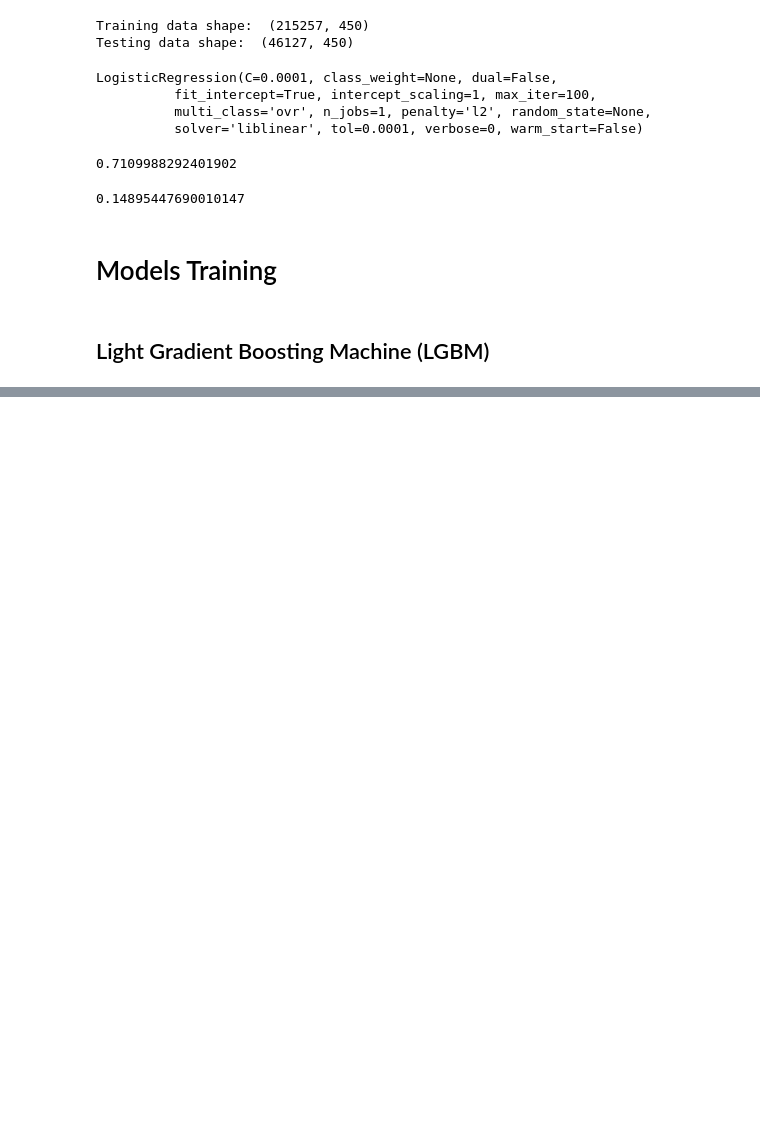
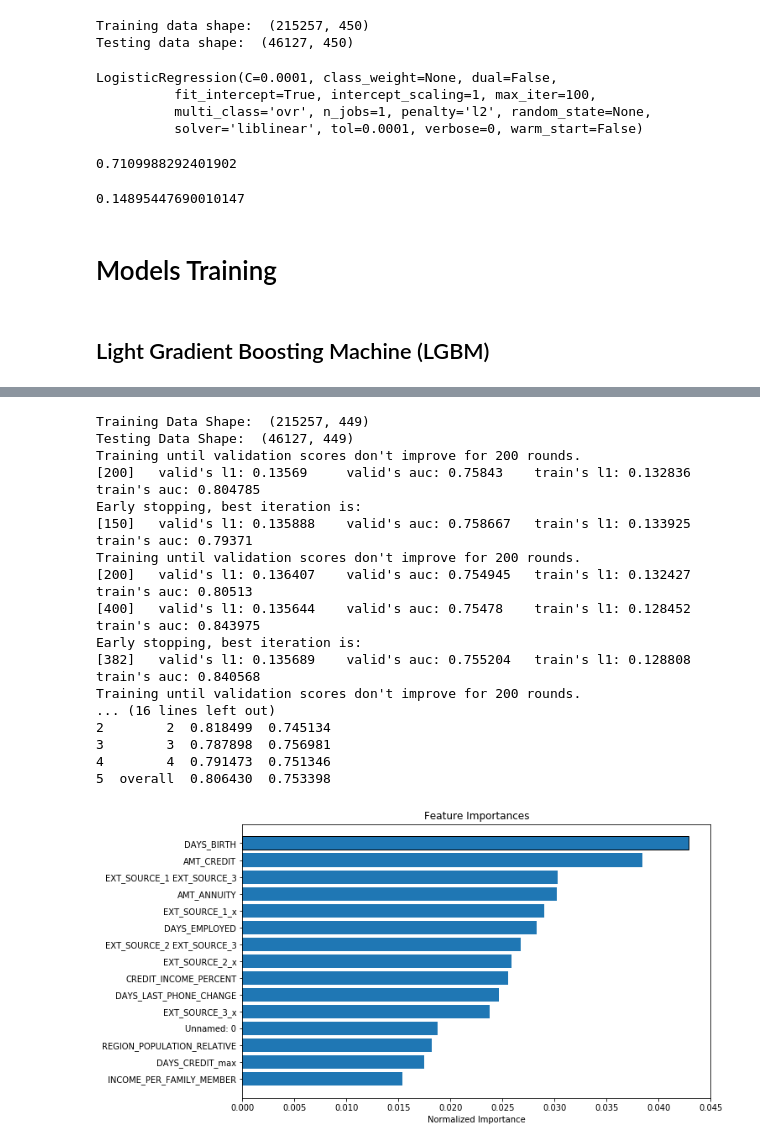
Before and after one commit to rmaso/home-credit-default-risk, a Jupyter notebook: 2. Baseline.ipynb, the cells around one changed output, grey strips where cells are left out. Cells and saved outputs as stored; diff of their text form; code cells hidden in the pictures; blank space fills up the shorter version.

```diff
--- a/2. Baseline.ipynb
+++ b/2. Baseline.ipynb
@@ -270,0 +429,37 @@ for train_indices, valid_indices in k_fold.split(app_train):
+# %%
+lgbm_params = {
+    "boosting":"gbdt",
+    "application":"binary",
+    "learning_rate": 0.1,
+    'reg_alpha':10,
+    'reg_lambda': 10,
+    "n_estimators":10000,
+    "max_depth":5,
+    "num_leaves":200,
+    "max_bin":225,
+    "drop_rate":0.02
+}
+
+fi, metrics = model(app_train, app_test, lgbm_params=lgbm_params)
+print('Baseline metrics')
+print(metrics)
+fi_sorted = plot_feature_importances(fi)
+# %% [output]
+Training Data Shape:  (215257, 449)
+Testing Data Shape:  (46127, 449)
+Training until validation scores don't improve for 200 rounds.
+[200]   valid's l1: 0.13569     valid's auc: 0.75843    train's l1: 0.132836    train's auc: 0.804785
+Early stopping, best iteration is:
+[150]   valid's l1: 0.135888    valid's auc: 0.758667   train's l1: 0.133925    train's auc: 0.79371
+Training until validation scores don't improve for 200 rounds.
+[200]   valid's l1: 0.136407    valid's auc: 0.754945   train's l1: 0.132427    train's auc: 0.80513
+[400]   valid's l1: 0.135644    valid's auc: 0.75478    train's l1: 0.128452    train's auc: 0.843975
+Early stopping, best iteration is:
+[382]   valid's l1: 0.135689    valid's auc: 0.755204   train's l1: 0.128808    train's auc: 0.840568
+Training until validation scores don't improve for 200 rounds.
+... (16 lines left out)
+2        2  0.818499  0.745134
+3        3  0.787898  0.756981
+4        4  0.791473  0.751346
+5  overall  0.806430  0.753398
+[figure, added]
```
Also changed, not shown: parts of 12 cells of this notebook, 1 other file.
